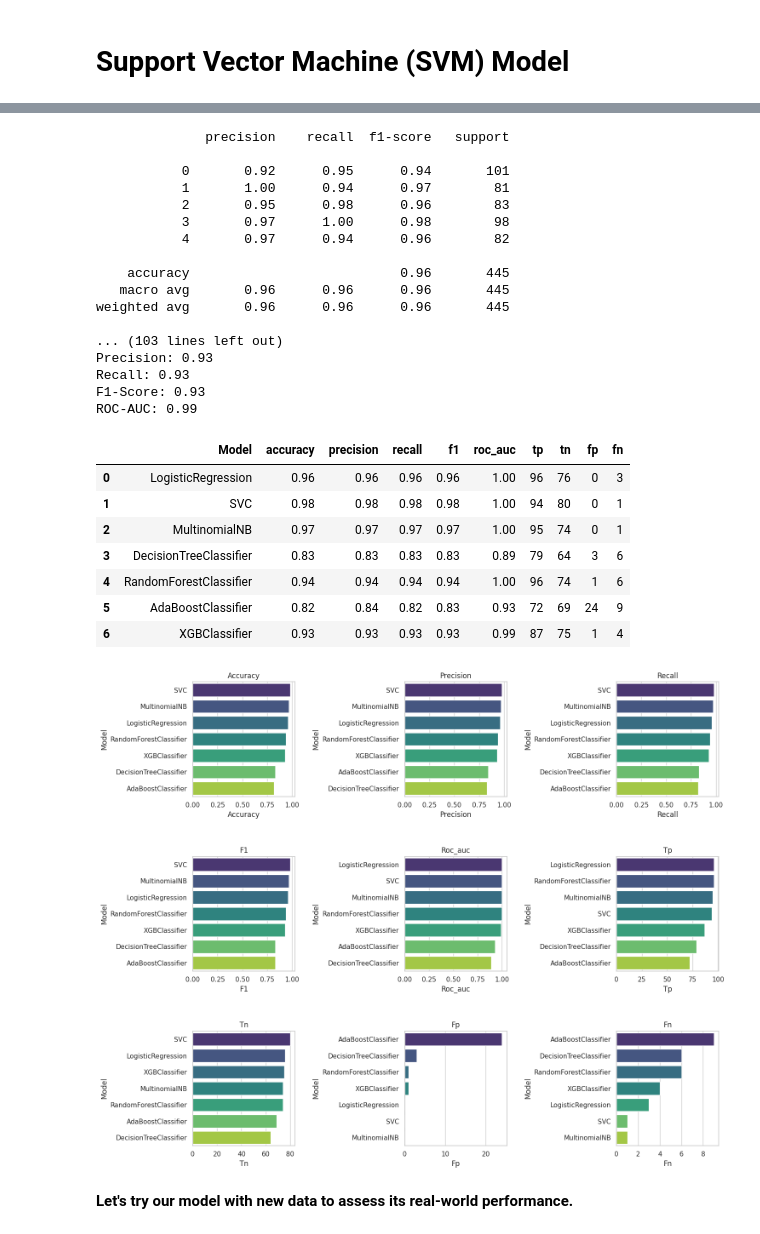
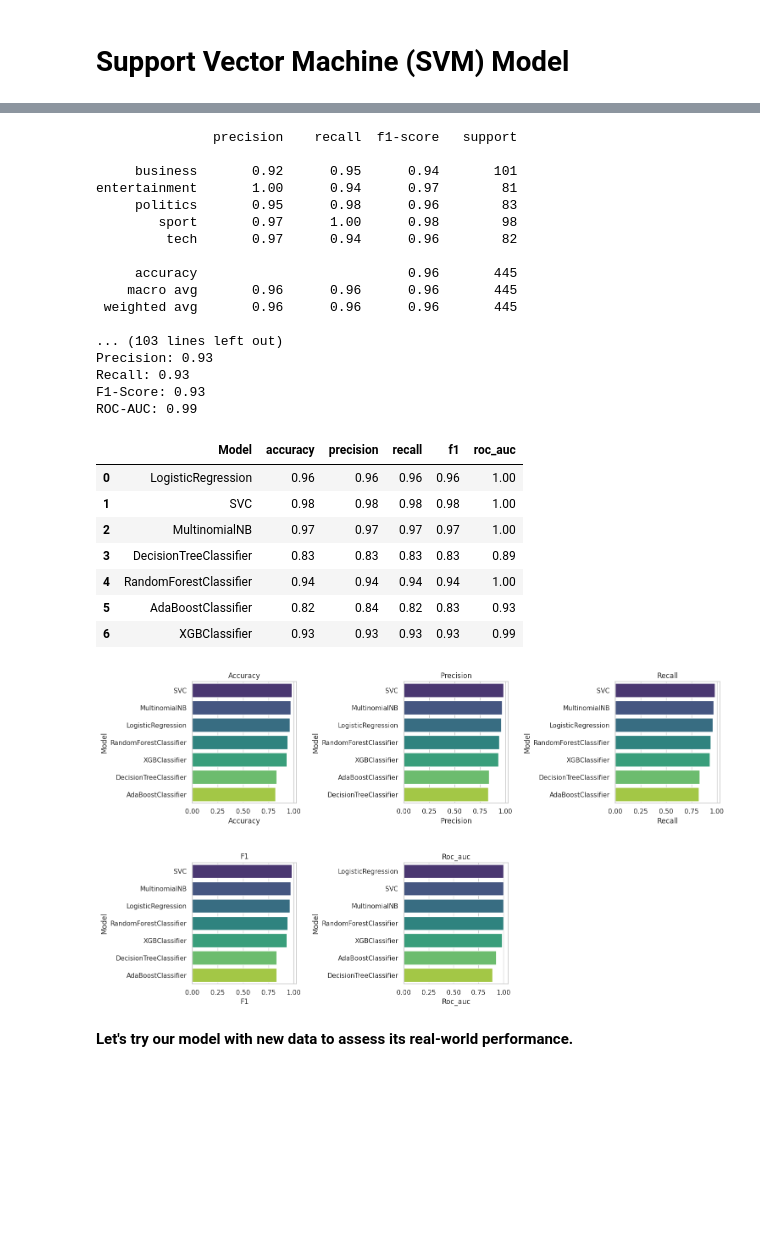
Before and after one commit to MoazEldsouky/Credit-Card-Fraud-Detection, a Jupyter notebook: news-classification-with-svc-clearly-explained.ipynb, the cells around one changed output, grey strips where cells are left out. Drawn from its saved outputs; the diff is of its cells as text; code cells hidden in the pictures; blank space fills up the shorter version.

Commit message:
Kaggle Notebook | 📰News Classification with SVC🚀Clearly Explained | Version 8

```diff
--- a/news-classification-with-svc-clearly-explained.ipynb
+++ b/news-classification-with-svc-clearly-explained.ipynb
@@ -340,6 +340,7 @@ df
 from sklearn.preprocessing import LabelEncoder
 label_encoder = LabelEncoder()
 df['category'] = label_encoder.fit_transform(df['category'])
+class_names = label_encoder.classes_
 X = df['text_processed']
 y = df['category']
 y
@@ -393,10 +394,6 @@ def evaluate(model, conf_matrix=True, return_=False):
     # Confusion Matrix
     y_pred = model.predict(X_test)
     cm = confusion_matrix(y_test, y_pred)
-    tp = cm[0, 0]
-    tn = cm[1, 1]
-    fp = cm[0, 1]
-    fn = cm[1, 0]
 
     # Displaying the Confusion Matrix if specified
     if conf_matrix:
@@ -407,8 +404,8 @@ def evaluate(model, conf_matrix=True, return_=False):
             fmt="d",
             cmap="Blues",
             cbar=False,
-            xticklabels=["Negative", "Positive"],
-            yticklabels=["Negative", "Positive"],
+            xticklabels=class_names,
+            yticklabels=class_names,
         )
         plt.xlabel("Predicted")
         plt.ylabel("Actual")
@@ -416,7 +413,7 @@ def evaluate(model, conf_matrix=True, return_=False):
         plt.show()
 
     # Displaying the Classification Report
-    print(classification_report(y_test, y_pred))
+    print(classification_report(y_test, y_pred, target_names=class_names))
 
     # Calculating and displaying additional metrics
     accuracy = accuracy_score(y_test, y_pred)
@@ -444,10 +441,6 @@ def evaluate(model, conf_matrix=True, return_=False):
             "precision": round(precision, 2),
             "recall": round(recall, 2),
             "f1": round(f1, 2),
-            "roc_auc": round(roc_auc, 2),
-            "tp": tp,
-            "tn": tn,
-            "fp": fp,
-            "fn": fn,
+            "roc_auc": round(roc_auc, 2)
         }
         return metrics_dict
@@ -721,17 +698,17 @@ for classifier in classifiers:
 # Concatenate DataFrames into a single DataFrame
 results_df = pd.concat(dfs, ignore_index=True)
 # %% [output]
-              precision    recall  f1-score   support
+               precision    recall  f1-score   support
 
-           0       0.92      0.95      0.94       101
-           1       1.00      0.94      0.97        81
-           2       0.95      0.98      0.96        83
-           3       0.97      1.00      0.98        98
-           4       0.97      0.94      0.96        82
+     business       0.92      0.95      0.94       101
+entertainment       1.00      0.94      0.97        81
+     politics       0.95      0.98      0.96        83
+        sport       0.97      1.00      0.98        98
+         tech       0.97      0.94      0.96        82
 
-    accuracy                           0.96       445
-   macro avg       0.96      0.96      0.96       445
-weighted avg       0.96      0.96      0.96       445
+     accuracy                           0.96       445
+    macro avg       0.96      0.96      0.96       445
+ weighted avg       0.96      0.96      0.96       445
 
 ... (103 lines left out)
 Precision: 0.93
@@ -741,48 +718,44 @@ ROC-AUC: 0.99
 # %%
 results_df
 # %% [output]
-|  | Model | accuracy | precision | recall | f1 | roc_auc | tp | tn | fp | fn |
-| 0 | LogisticRegression | 0.96 | 0.96 | 0.96 | 0.96 | 1.00 | 96 | 76 | 0 | 3 |
-| 1 | SVC | 0.98 | 0.98 | 0.98 | 0.98 | 1.00 | 94 | 80 | 0 | 1 |
-| 2 | MultinomialNB | 0.97 | 0.97 | 0.97 | 0.97 | 1.00 | 95 | 74 | 0 | 1 |
-| 3 | DecisionTreeClassifier | 0.83 | 0.83 | 0.83 | 0.83 | 0.89 | 79 | 64 | 3 | 6 |
-| 4 | RandomForestClassifier | 0.94 | 0.94 | 0.94 | 0.94 | 1.00 | 96 | 74 | 1 | 6 |
-| 5 | AdaBoostClassifier | 0.82 | 0.84 | 0.82 | 0.83 | 0.93 | 72 | 69 | 24 | 9 |
-| 6 | XGBClassifier | 0.93 | 0.93 | 0.93 | 0.93 | 0.99 | 87 | 75 | 1 | 4 |
+|  | Model | accuracy | precision | recall | f1 | roc_auc |
+| 0 | LogisticRegression | 0.96 | 0.96 | 0.96 | 0.96 | 1.00 |
+| 1 | SVC | 0.98 | 0.98 | 0.98 | 0.98 | 1.00 |
+| 2 | MultinomialNB | 0.97 | 0.97 | 0.97 | 0.97 | 1.00 |
+| 3 | DecisionTreeClassifier | 0.83 | 0.83 | 0.83 | 0.83 | 0.89 |
+| 4 | RandomForestClassifier | 0.94 | 0.94 | 0.94 | 0.94 | 1.00 |
+| 5 | AdaBoostClassifier | 0.82 | 0.84 | 0.82 | 0.83 | 0.93 |
+| 6 | XGBClassifier | 0.93 | 0.93 | 0.93 | 0.93 | 0.99 |
 # %%
 # Define the metrics to plot
 metrics_to_plot = [
     "accuracy",
     "precision",
     "recall",
     "f1",
-    "roc_auc",
-    "tp",
-    "tn",
-    "fp",
-    "fn",
+    "roc_auc"
 ]
 
 # Plotting
 plt.figure(figsize=(15, 12))
 
 # Loop through each metric and create a subplot
 for i, metric in enumerate(metrics_to_plot, 1):
     # Sort the DataFrame for the current metric
     sorted_df = results_df.sort_values(by=metric, ascending=False)
 
     plt.subplot(3, 3, i)
     sns.barplot(x=metric, y="Model", data=sorted_df, palette="viridis")
     plt.title(metric.capitalize())
     plt.xlabel(metric.capitalize())
     plt.ylabel("Model")
 
 
 # Adjust the layout for better visualization
 plt.tight_layout(w_pad=2, h_pad=4)
 plt.show()
 # %% [output]
-[figure, old version]
+[figure, new version]
 # %%
 import joblib
 
```
Also changed, not shown: parts of 10 cells of this notebook.
